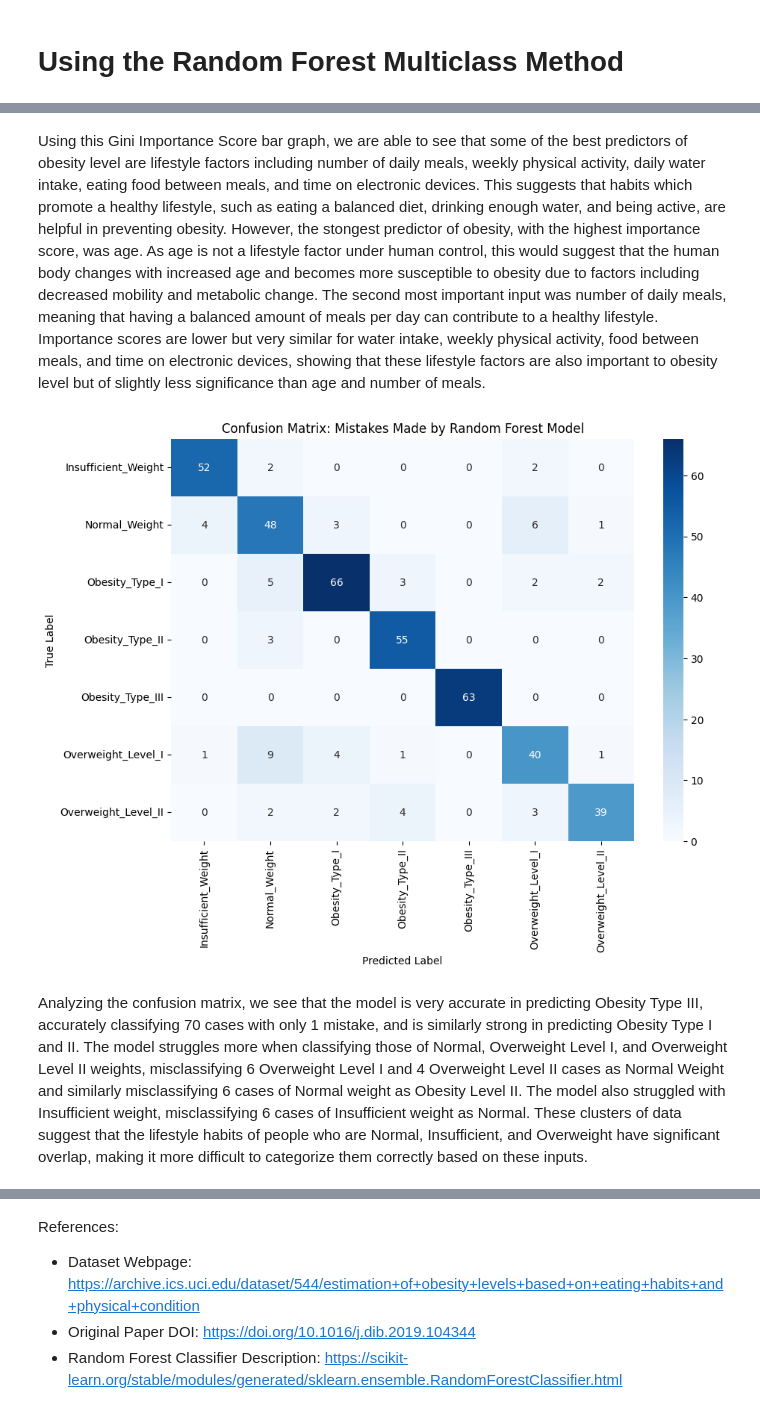
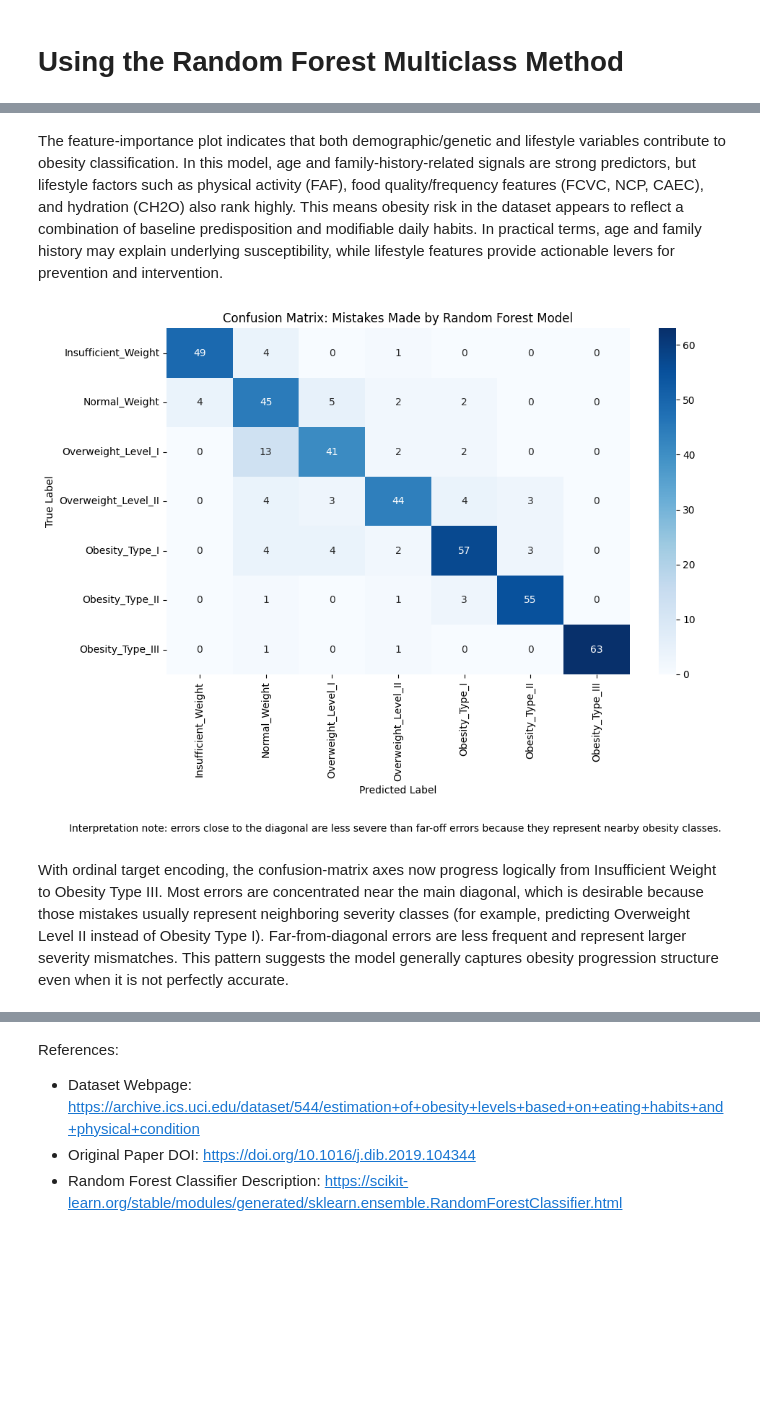
Before and after one commit to kyu976/Obesity-and-Eating-Habits, a Jupyter notebook: OEH_DW2.ipynb, the cells around one changed output, grey strips where cells are left out. Drawn from its saved outputs; the diff is of its cells as text; code cells hidden in the pictures; blank space fills up the shorter version.

```diff
--- a/OEH_DW2.ipynb
+++ b/OEH_DW2.ipynb
@@ -167,0 +216,20 @@ X_train, X_test, y_train, y_test = train_test_split(X_encoded, y_encoded, test_s
+# %%
+# 5. Hyperparameter tuning with GridSearchCV
+param_grid = {
+    'n_estimators': [50, 100, 200],
+    'max_depth': [None, 10, 20, 30],
+    'min_samples_split': [2, 5, 10]
+}
+
+grid_search = GridSearchCV(
+    RandomForestClassifier(random_state=123),
+    param_grid,
+    cv=5,
+    scoring='accuracy',
+    n_jobs=-1
+)
+grid_search.fit(X_train_scaled, y_train)
+
+best_model = grid_search.best_estimator_
+print("Best Random Forest parameters:", grid_search.best_params_)
+print(f"Best CV score from GridSearchCV: {grid_search.best_score_:.4f}")
@@ -169,15 +240,15 @@ X_train, X_test, y_train, y_test = train_test_split(X_encoded, y_encoded, test_s
 # Using the Random Forest Multiclass Method
 # %%
 # 4. Initializing and Training the Random Forest Method
-model = RandomForestClassifier(n_estimators=100, random_state=123)
-model.fit(X_train, y_train)
+model = best_model
+model.fit(X_train_scaled, y_train)
 
 # 5. Predicting obesity level based on input features
-y_pred = model.predict(X_test)
+y_pred = model.predict(X_test_scaled)
 
 # Calculating and printing the accuracy, precision, recall, and F1 of the model
-score = model.score(X_test, y_test)
+score = model.score(X_test_scaled, y_test)
 print(f"Accuracy of Classifier is: {score:.2f}")
 print("\nClassification Report:")
-print(classification_report(y_test, y_pred, target_names=le.classes_))
+print(classification_report(y_test, y_pred, target_names=class_labels))
 # %% [output]
@@ -227,19 +335,26 @@ plt.show()
 # %% [markdown]
-Using this Gini Importance Score bar graph, we are able to see that some of the best predictors of obesity level are lifestyle factors including number of daily meals, weekly physical activity, daily water intake, eating food between meals, and time on electronic devices. This suggests that habits which promote a healthy lifestyle, such as eating a balanced diet, drinking enough water, and being active, are helpful in preventing obesity. However, the stongest predictor of obesity, with the highest importance score, was age. As age is not a lifestyle factor under human control, this would suggest that the human body changes with increased age and becomes more susceptible to obesity due to factors including decreased mobility and metabolic change. The second most important input was number of daily meals, meaning that having a balanced amount of meals per day can contribute to a healthy lifestyle. Importance scores are lower but very similar for water intake, weekly physical activity, food between meals, and time on electronic devices, showing that these lifestyle factors are also important to obesity level but of slightly less significance than age and number of meals.
+The feature-importance plot indicates that both demographic/genetic and lifestyle variables contribute to obesity classification. In this model, age and family-history-related signals are strong predictors, but lifestyle factors such as physical activity (FAF), food quality/frequency features (FCVC, NCP, CAEC), and hydration (CH2O) also rank highly. This means obesity risk in the dataset appears to reflect a combination of baseline predisposition and modifiable daily habits. In practical terms, age and family history may explain underlying susceptibility, while lifestyle features provide actionable levers for prevention and intervention.
 # %%
 import seaborn as sns
 from sklearn.metrics import confusion_matrix
 
 cm = confusion_matrix(y_test, y_pred)
 plt.figure(figsize=(10, 7))
-sns.heatmap(cm, annot=True, fmt='d', cmap='Blues',
-            xticklabels=le.classes_, yticklabels=le.classes_)
+sns.heatmap(cm, annot=True, fmt='d', cmap='Blues', xticklabels=class_labels, yticklabels=class_labels)
 plt.xlabel('Predicted Label')
 plt.ylabel('True Label')
 plt.title('Confusion Matrix: Mistakes Made by Random Forest Model')
+plt.figtext(
+    0.5,
+    -0.05,
+    'Interpretation note: errors close to the diagonal are less severe than far-off errors because they represent nearby obesity classes.',
+    ha='center',
+    fontsize=10
+)
+plt.tight_layout()
 plt.show()
 # %% [output]
-[figure, old version]
+[figure, new version]
 # %% [markdown]
-Analyzing the confusion matrix, we see that the model is very accurate in predicting Obesity Type III, accurately classifying 70 cases with only 1 mistake, and is similarly strong in predicting Obesity Type I and II. The model struggles more when classifying those of Normal, Overweight Level I, and Overweight Level II weights, misclassifying 6 Overweight Level I and 4 Overweight Level II cases as Normal Weight and similarly misclassifying 6 cases of Normal weight as Obesity Level II. The model also struggled with Insufficient weight, misclassifying 6 cases of Insufficient weight as Normal. These clusters of data suggest that the lifestyle habits of people who are Normal, Insufficient, and Overweight have significant overlap, making it more difficult to categorize them correctly based on these inputs.
+With ordinal target encoding, the confusion-matrix axes now progress logically from Insufficient Weight to Obesity Type III. Most errors are concentrated near the main diagonal, which is desirable because those mistakes usually represent neighboring severity classes (for example, predicting Overweight Level II instead of Obesity Type I). Far-from-diagonal errors are less frequent and represent larger severity mismatches. This pattern suggests the model generally captures obesity progression structure even when it is not perfectly accurate.
 # %% [markdown]
```
Also changed, not shown: parts of 11 cells of this notebook.
